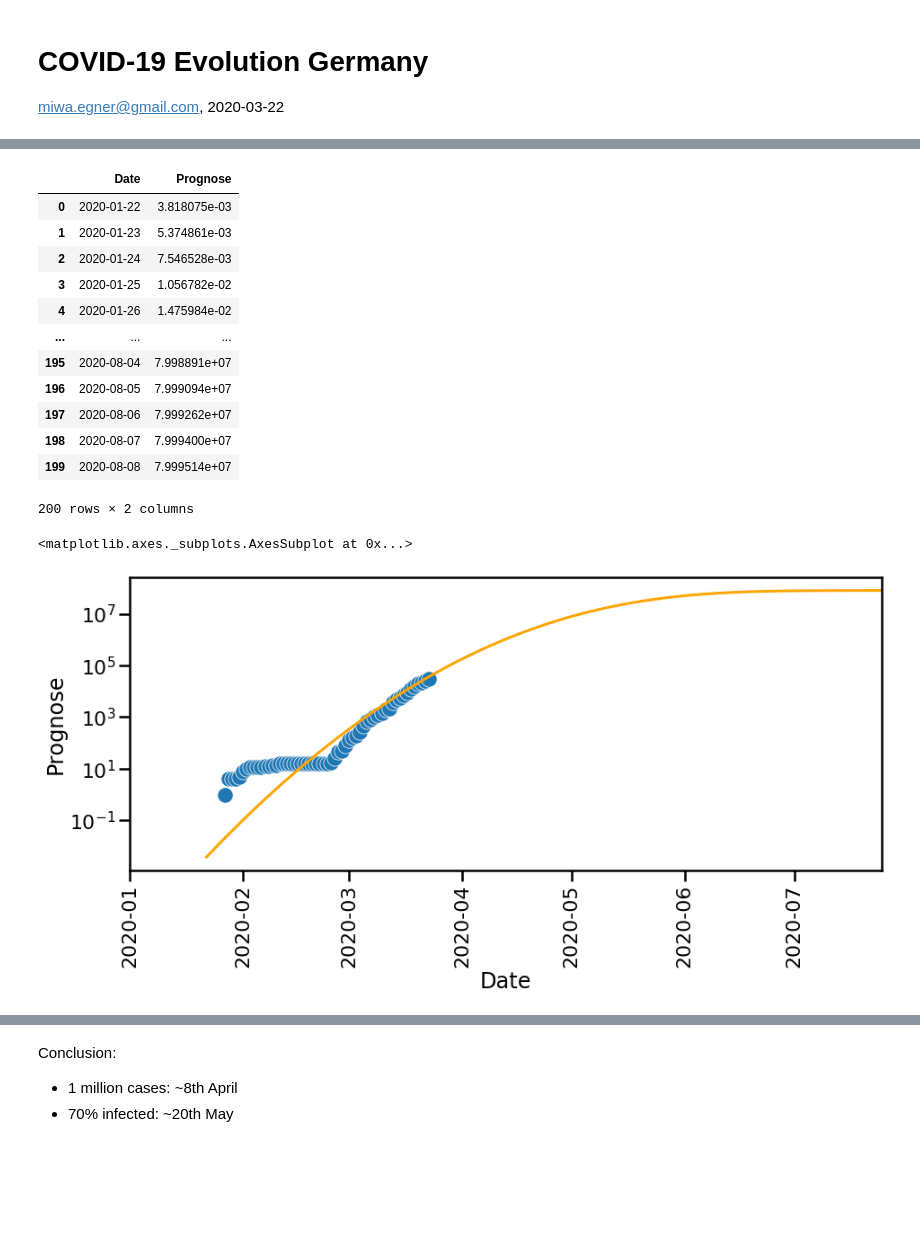
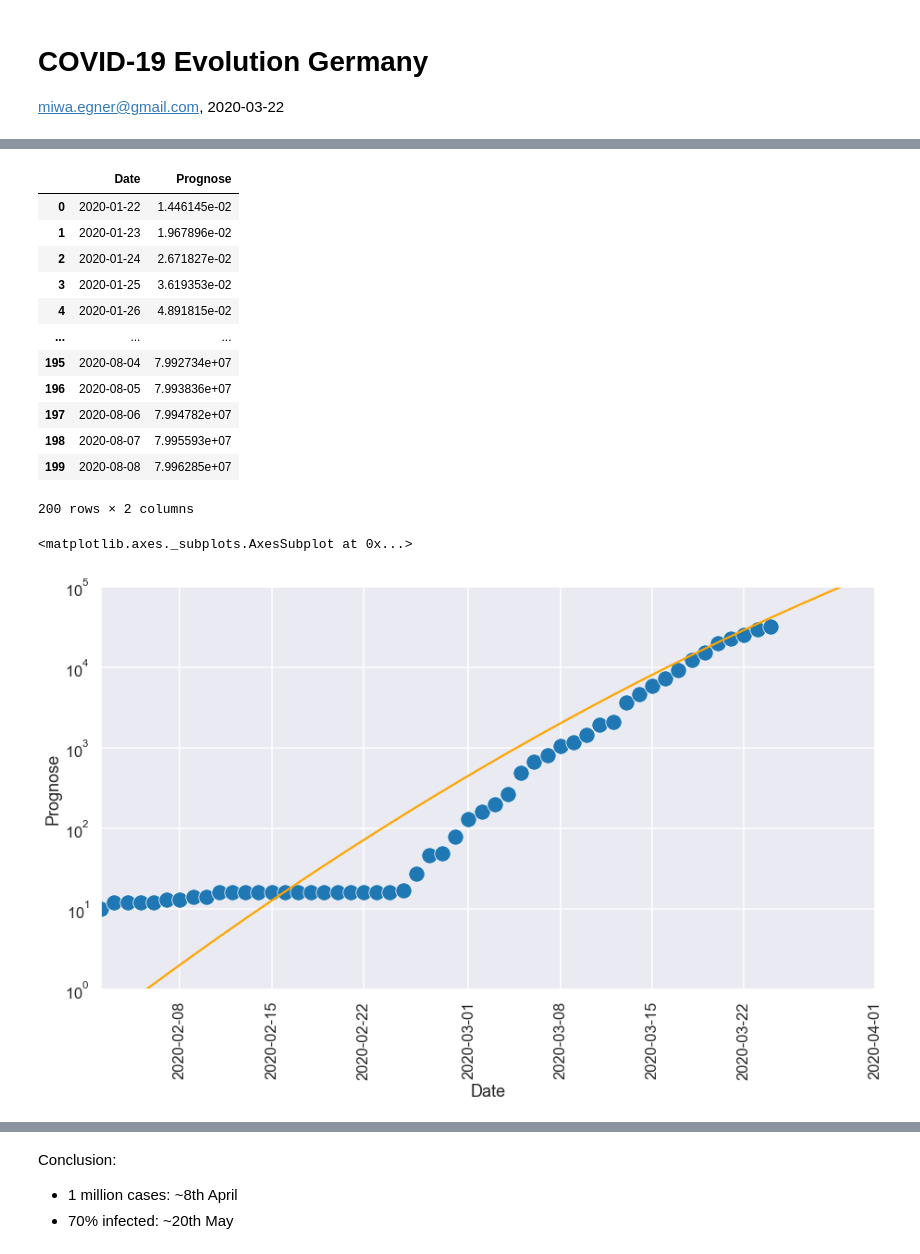
Before and after one commit to megnergit/covid19, a Jupyter notebook: COVID-19_Germany.ipynb, the cells around one changed output, grey strips where cells are left out. Cells and saved outputs as stored; diff of their text form; code cells hidden in the pictures; blank space fills up the shorter version.

```diff
--- a/COVID-19_Germany.ipynb
+++ b/COVID-19_Germany.ipynb
@@ -21,8 +21,8 @@ import datetime
 ydata = np.array([
     0,0,0,0,0,1,4,4,4,5,8,10,12,12,12,12,13,13,14,14,16,16,16,16,16,16,16,16,16,16,16,16,16,16,17,27,46,\
     48,79,130,159,196,262,482,670,799,1040,1176,1457,1908,2078,3675,4585,5795,7272,9257,12327,15320,19848,
-    22364,24873,29056])
-# to Mar 23
+    22364,24873,29056, 31554])
+# to Mar 24
 xdata = np.arange(1,len(ydata)+1)
 date1 = datetime.date(2020, 1, 22)
 date2 = datetime.date(2020, 1, 22) + datetime.timedelta(days=len(ydata))
@@ -102,28 +102,31 @@ dfp['Prognose'] = yf
 dfp
 # %% [output]
 |  | Date | Prognose |
-| 0 | 2020-01-22 | 3.818075e-03 |
-| 1 | 2020-01-23 | 5.374861e-03 |
-| 2 | 2020-01-24 | 7.546528e-03 |
-| 3 | 2020-01-25 | 1.056782e-02 |
-| 4 | 2020-01-26 | 1.475984e-02 |
+| 0 | 2020-01-22 | 1.446145e-02 |
+| 1 | 2020-01-23 | 1.967896e-02 |
+| 2 | 2020-01-24 | 2.671827e-02 |
+| 3 | 2020-01-25 | 3.619353e-02 |
+| 4 | 2020-01-26 | 4.891815e-02 |
 | ... | ... | ... |
-| 195 | 2020-08-04 | 7.998891e+07 |
-| 196 | 2020-08-05 | 7.999094e+07 |
-| 197 | 2020-08-06 | 7.999262e+07 |
-| 198 | 2020-08-07 | 7.999400e+07 |
-| 199 | 2020-08-08 | 7.999514e+07 |
+| 195 | 2020-08-04 | 7.992734e+07 |
+| 196 | 2020-08-05 | 7.993836e+07 |
+| 197 | 2020-08-06 | 7.994782e+07 |
+| 198 | 2020-08-07 | 7.995593e+07 |
+| 199 | 2020-08-08 | 7.996285e+07 |
 200 rows × 2 columns
 # %%
-plt.figure(figsize=(15,6))
+plt.figure(figsize=(15,8))
 plt.xticks(rotation=90)
-sns.set_context('poster')
+sns.set_style('darkgrid')
+sns.set_context('talk')
 g = sns.scatterplot(x='Date',
                     y='Infected',
                     data = df,
-                    s = 300)
-g.set(xlim=(datetime.date(2020,1,1), datetime.date(2020,7,25)), yscale='log')
+                    s = 300,
+                    palette='BrBG')
+g.set(xlim=[pd.Timestamp('2020-02-02'), pd.Timestamp('2020-04-01')],
+            ylim=(1,1e5),yscale='log')
 sns.lineplot(x='Date', y='Prognose', data=dfp, color='orange')
 # %% [output]
 <matplotlib.axes._subplots.AxesSubplot at 0x...>
-[figure, old version]
+[figure, new version]
```
Also changed, not shown: parts of 7 cells of this notebook.
